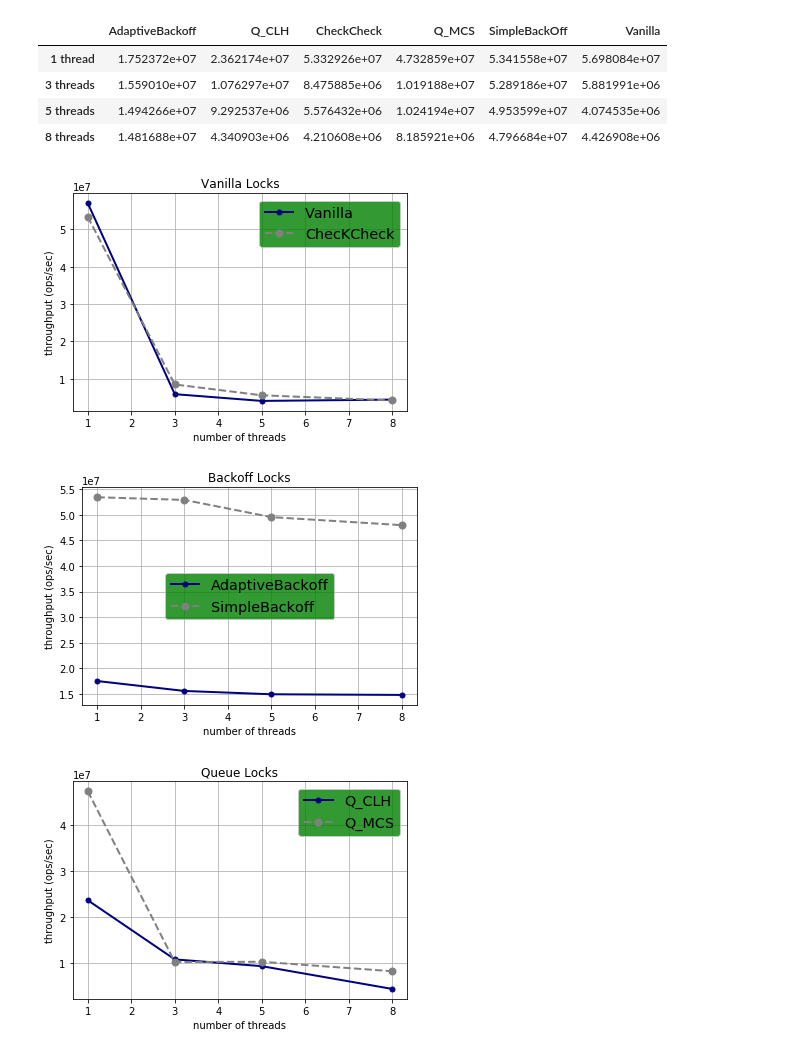
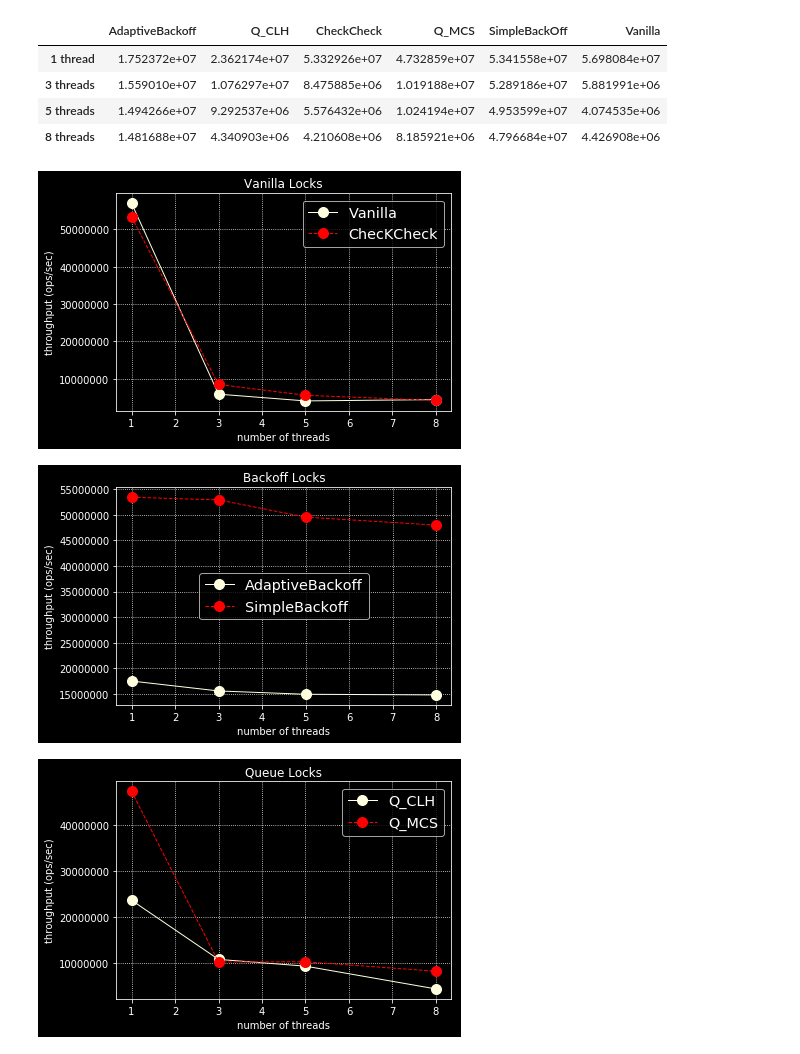
Before and after one commit to NiinS/j-concur, a Jupyter notebook: inferences/python/Graphing_SpinLocks.ipynb, the cells around one changed output. Saved outputs shown, nothing was run; the diff lists cells and outputs as text; code cells hidden in the pictures.

```diff
--- a/inferences/python/Graphing_SpinLocks.ipynb
+++ b/inferences/python/Graphing_SpinLocks.ipynb
@@ -23,9 +23,13 @@ frame
 | 5 threads | 1.494266e+07 | 9.292537e+06 | 5.576432e+06 | 1.024194e+07 | 4.953599e+07 | 4.074535e+06 |
 | 8 threads | 1.481688e+07 | 4.340903e+06 | 4.210608e+06 | 8.185921e+06 | 4.796684e+07 | 4.426908e+06 |
 # %%
-import matplotlib
+import matplotlib as mpl
+import matplotlib.style
 import matplotlib.pyplot as plt
 import numpy as np
+
+# mpl.style.use('seaborn-dark-palette')
+mpl.style.use('dark_background')
 
 # Data for plotting
 t = [1, 3, 5, 8]
@@ -41,66 +45,60 @@ q_MCS = [47328586.548, 10191880.763, 10241944.163, 8185921.362]
 
 fig1, ax1 = plt.subplots()
 
-ax1.plot(t, vanilla, color='navy', marker='o', ls='-', linewidth=2,
-        markersize=5, label='Vanilla')
+ax1.plot(t, vanilla, color='lightyellow', marker='o', ls='-', linewidth=1,
+        markersize=10, label='Vanilla')
 
-ax1.plot(t, checKCheck, color='grey', marker='o', ls='--', linewidth=2,
-        markersize=7, label='ChecKCheck')
+ax1.plot(t, checKCheck, color='red', marker='o', ls='--', linewidth=1,
+        markersize=10, label='ChecKCheck')
 
 ax1.set(xlabel='number of threads', ylabel='throughput (ops/sec)',
        title='Vanilla Locks')
-ax1.grid()
 
+ax1.get_yaxis().get_major_formatter().set_scientific(False)
+
+plt.grid(linestyle=':')
 legend = ax1.legend(loc='upper right', shadow=False, fontsize='x-large')
-legend.get_frame().set_facecolor('green')
-
-
-fig1.savefig("test1.png")
 plt.show()
 
 # ------------plotting the backoff locks -------------------
 
 fig2, ax2 = plt.subplots()
 
-ax2.plot(t, adaptiveBackoff, color='navy', marker='o', ls='-', linewidth=2,
-        markersize=5, label='AdaptiveBackoff')
+ax2.plot(t, adaptiveBackoff, color='lightyellow', marker='o', ls='-', linewidth=1,
+        markersize=10, label='AdaptiveBackoff')
 
-ax2.plot(t, simpleBackoff, color='grey', marker='o', ls='--', linewidth=2,
-        markersize=7, label='SimpleBackoff')
+ax2.plot(t, simpleBackoff, color='red', marker='o', ls='--', linewidth=1,
+        markersize=10, label='SimpleBackoff')
 
 ax2.set(xlabel='number of threads', ylabel='throughput (ops/sec)',
        title='Backoff Locks')
-ax2.grid()
 
+ax2.get_yaxis().get_major_formatter().set_scientific(False)
+
+plt.grid(linestyle=':')
 legend = ax2.legend(loc='center', shadow=False, fontsize='x-large')
-legend.get_frame().set_facecolor('green')
-
-
-fig2.savefig("test2.png")
 plt.show()
 
 
 # ------------plotting the queue locks -------------------
 
 fig3, ax3 = plt.subplots()
 
-ax3.plot(t, q_CLH, color='navy', marker='o', ls='-', linewidth=2,
-        markersize=5, label='Q_CLH')
+ax3.plot(t, q_CLH, color='lightyellow', marker='o', ls='-', linewidth=1,
+        markersize=10, label='Q_CLH')
 
-ax3.plot(t, q_MCS, color='grey', marker='o', ls='--', linewidth=2,
-        markersize=7, label='Q_MCS')
+ax3.plot(t, q_MCS, color='red', marker='o', ls='--', linewidth=1,
+        markersize=10, label='Q_MCS')
 
 ax3.set(xlabel='number of threads', ylabel='throughput (ops/sec)',
        title='Queue Locks')
-ax3.grid()
 
+ax3.get_yaxis().get_major_formatter().set_scientific(False)
+
+plt.grid(linestyle=':')
 legend = ax3.legend(loc='upper right', shadow=False, fontsize='x-large')
-legend.get_frame().set_facecolor('green')
-
-
-fig3.savefig("test3.png")
 plt.show()
 # %% [output]
-[figure, old version]
+[figure, new version]
-[figure, old version]
+[figure, new version]
-[figure, old version]
+[figure, new version]
```
Also changed, not shown: parts of 1 cell of this notebook, 4 other files.
